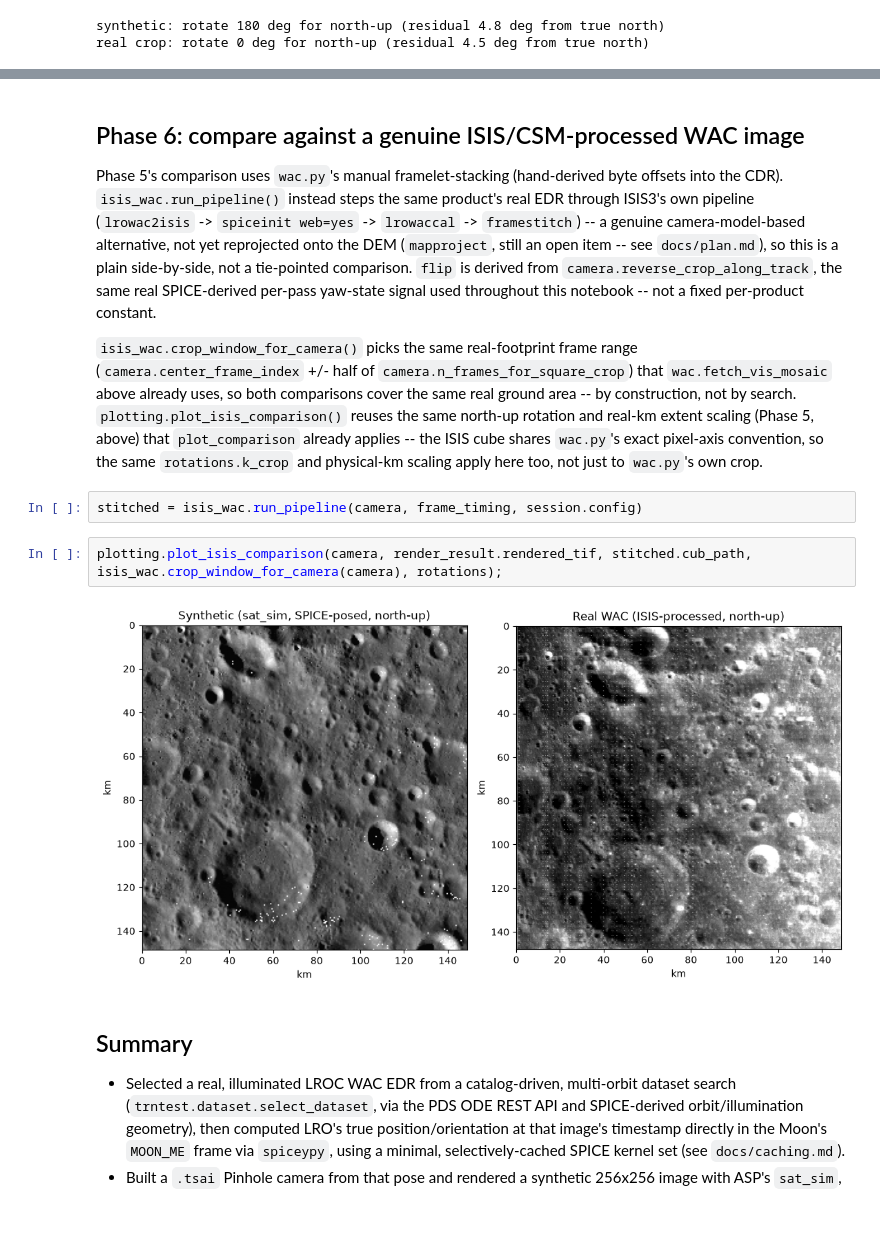
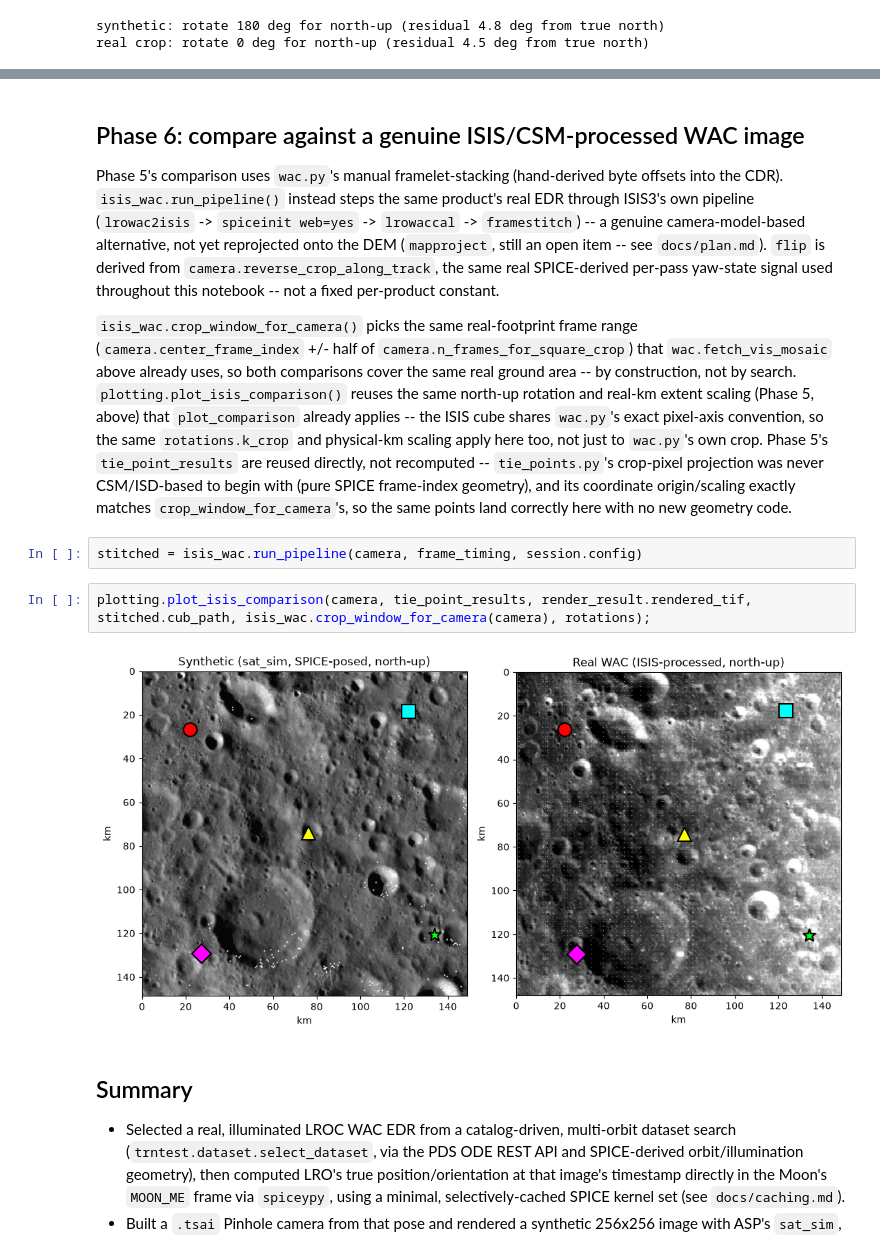
Before and after one commit to trey0/trntest, a Jupyter notebook: notebooks/lunar_sat_sim_demo.ipynb, the cells around one changed output, grey strips where cells are left out. Cells and saved outputs as stored; diff of their text form; blank space fills up the shorter version.

```diff
--- a/notebooks/lunar_sat_sim_demo.ipynb
+++ b/notebooks/lunar_sat_sim_demo.ipynb
@@ -173,15 +173,15 @@ plotting.plot_comparison(camera, tie_point_results, vis_mosaic, rotations, rende
 # %% [markdown]
 ## Phase 6: compare against a genuine ISIS/CSM-processed WAC image
 
-Phase 5's comparison uses `wac.py`'s manual framelet-stacking (hand-derived byte offsets into the CDR). `isis_wac.run_pipeline()` instead steps the same product's real EDR through ISIS3's own pipeline (`lrowac2isis` -> `spiceinit web=yes` -> `lrowaccal` -> `framestitch`) -- a genuine camera-model-based alternative, not yet reprojected onto the DEM (`mapproject`, still an open item -- see `docs/plan.md`), so this is a plain side-by-side, not a tie-pointed comparison. `flip` is derived from `camera.reverse_crop_along_track`, the same real SPICE-derived per-pass yaw-state signal used throughout this notebook -- not a fixed per-product constant.
+Phase 5's comparison uses `wac.py`'s manual framelet-stacking (hand-derived byte offsets into the CDR). `isis_wac.run_pipeline()` instead steps the same product's real EDR through ISIS3's own pipeline (`lrowac2isis` -> `spiceinit web=yes` -> `lrowaccal` -> `framestitch`) -- a genuine camera-model-based alternative, not yet reprojected onto the DEM (`mapproject`, still an open item -- see `docs/plan.md`). `flip` is derived from `camera.reverse_crop_along_track`, the same real SPICE-derived per-pass yaw-state signal used throughout this notebook -- not a fixed per-product constant.
 
-`isis_wac.crop_window_for_camera()` picks the same real-footprint frame range (`camera.center_frame_index` +/- half of `camera.n_frames_for_square_crop`) that `wac.fetch_vis_mosaic` above already uses, so both comparisons cover the same real ground area -- by construction, not by search. `plotting.plot_isis_comparison()` reuses the same north-up rotation and real-km extent scaling (Phase 5, above) that `plot_comparison` already applies -- the ISIS cube shares `wac.py`'s exact pixel-axis convention, so the same `rotations.k_crop` and physical-km scaling apply here too, not just to `wac.py`'s own crop.
+`isis_wac.crop_window_for_camera()` picks the same real-footprint frame range (`camera.center_frame_index` +/- half of `camera.n_frames_for_square_crop`) that `wac.fetch_vis_mosaic` above already uses, so both comparisons cover the same real ground area -- by construction, not by search. `plotting.plot_isis_comparison()` reuses the same north-up rotation and real-km extent scaling (Phase 5, above) that `plot_comparison` already applies -- the ISIS cube shares `wac.py`'s exact pixel-axis convention, so the same `rotations.k_crop` and physical-km scaling apply here too, not just to `wac.py`'s own crop. Phase 5's `tie_point_results` are reused directly, not recomputed -- `tie_points.py`'s crop-pixel projection was never CSM/ISD-based to begin with (pure SPICE frame-index geometry), and its coordinate origin/scaling exactly matches `crop_window_for_camera`'s, so the same points land correctly here with no new geometry code.
 # %%
 stitched = isis_wac.run_pipeline(camera, frame_timing, session.config)
 # %%
-plotting.plot_isis_comparison(camera, render_result.rendered_tif, stitched.cub_path, isis_wac.crop_window_for_camera(camera), rotations);
+plotting.plot_isis_comparison(camera, tie_point_results, render_result.rendered_tif, stitched.cub_path, isis_wac.crop_window_for_camera(camera), rotations);
 # %% [output]
-[figure, old version]
+[figure, new version]
 # %% [markdown]
 ## Summary
 
```
Also changed, not shown: parts of 1 cell of this notebook, 3 other files.
